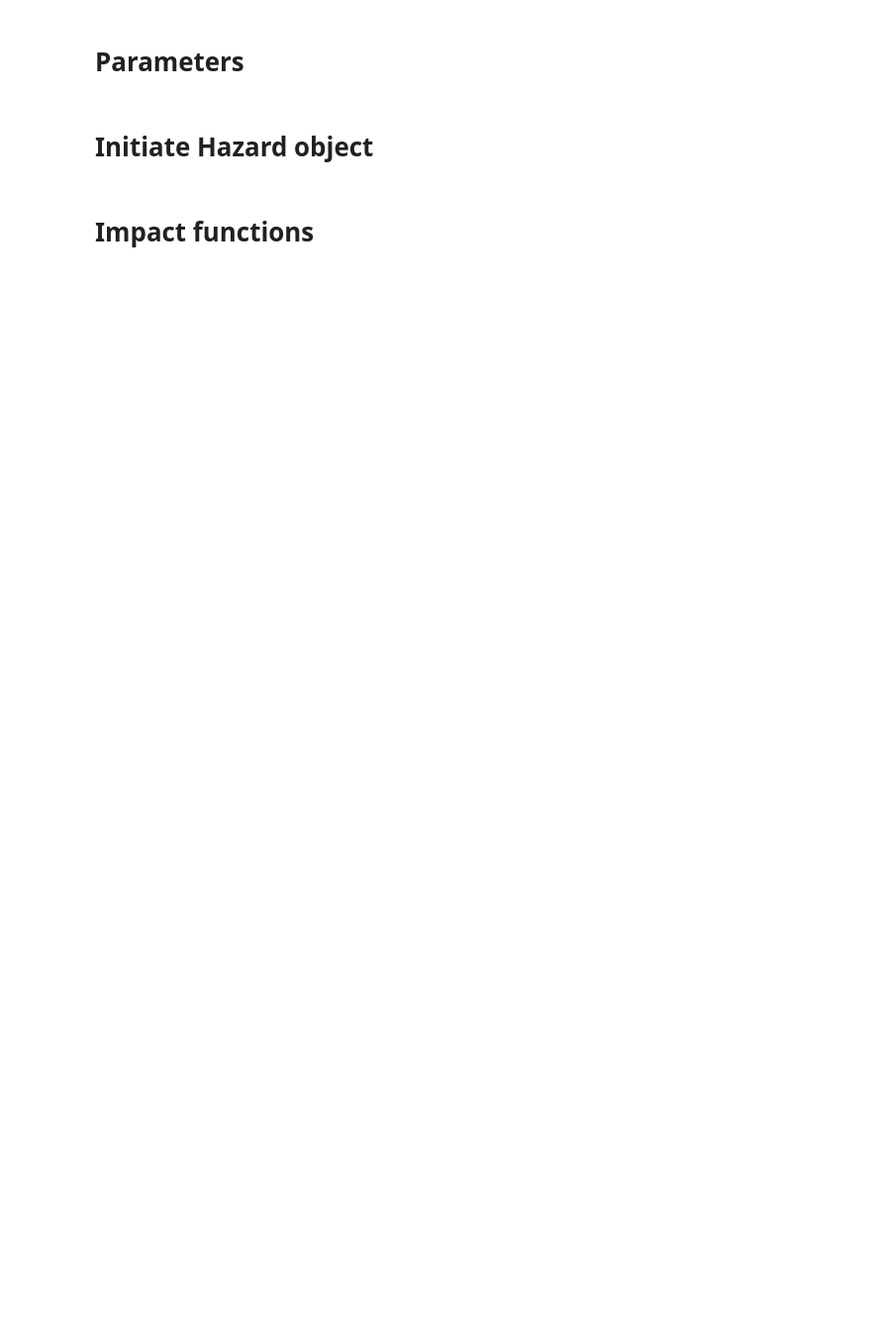
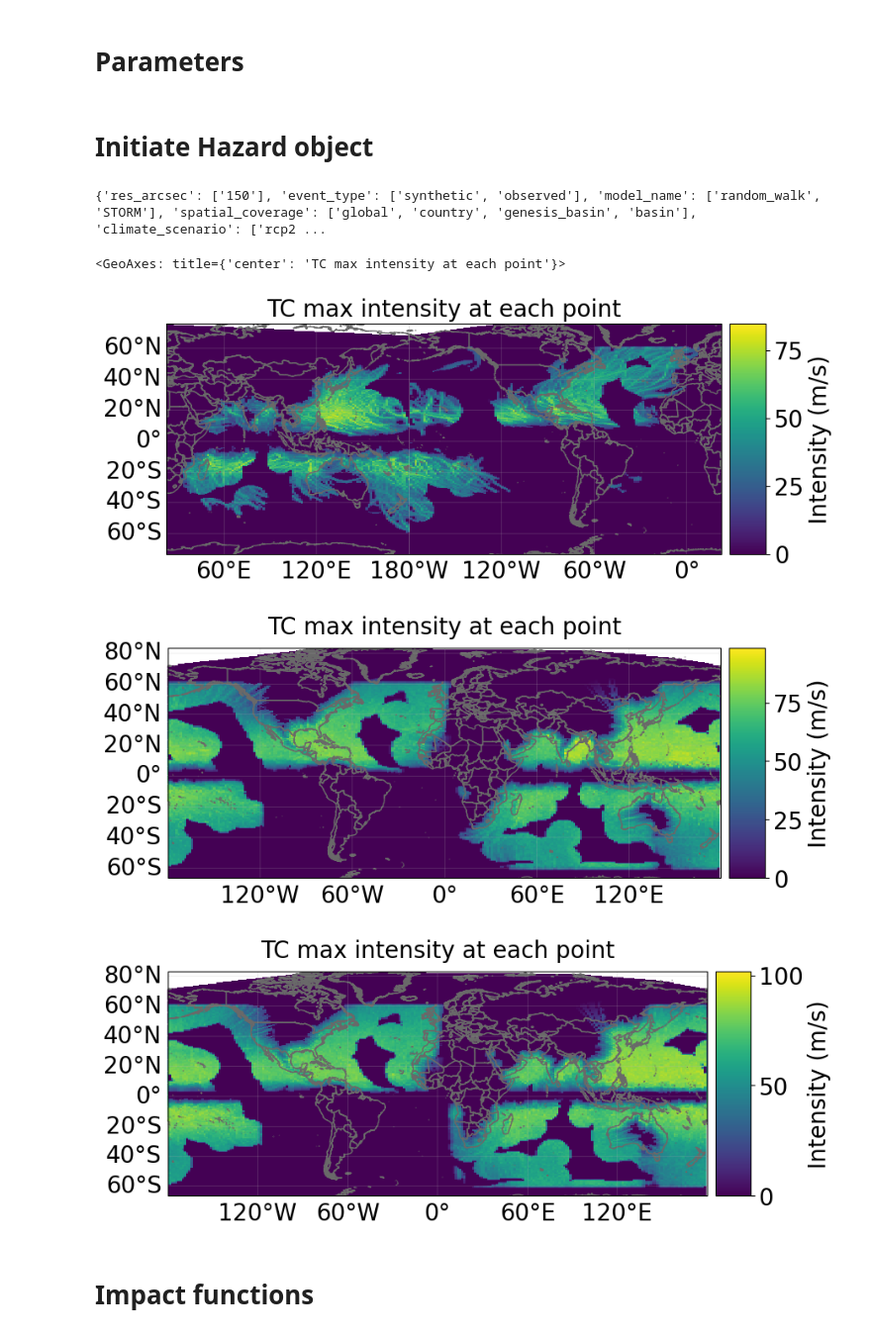
Before and after one commit to viggowat/202312_TCFD_project, a Jupyter notebook: company_analysis.ipynb, the cells around one changed output. Shown at 99% size. Cells and saved outputs as stored; diff of their text form; code cells hidden in the pictures; blank space fills up the shorter version.

```diff
--- a/company_analysis.ipynb
+++ b/company_analysis.ipynb
@@ -52,45 +58,45 @@ n_years = 10000
 # %% [markdown]
 # Initiate Hazard object
 # %%
-# Make a dictionary and store historical, current and future hazard sets
-
-#
-if not isinstance(haz_dict, dict):
+if 'haz_dict' not in globals(): # Check if the hazard set has been loaded
     # Define time period
     time_periods = ['Historical', 'Current', 'Future']
 
     # Initialise the client
     client = Client()
 
     # Get the hazard set info
     hazard_type = 'tropical_cyclone'
     info_tc = client.list_dataset_infos('tropical_cyclone')
     print(client.get_property_values(info_tc))
 
-    # Store the currrent hazard sets in a dictionary
+    # Store the currrent hazard sets in a dictionary
     haz_dict = {time_period: None for time_period in time_periods}
 
-    # Get the current hazard set
+    # Get the current hazard set
     properties_curr = {'model_name': 'STORM', 'spatial_coverage': 'global', 'name':'TC_global_0300as_STORM'}
     haz_dict[time_periods[1]] = client.get_hazard(hazard_type, properties=properties_curr)
 
     # Select future hazard set
     # Available future hazard sets
     available_fut_haz_sets = ['TC_global_0300as_STORM_CNRM-CM6-1-HR', 'TC_global_0300as_STORM_EC-Earth3P-HR'] # Available future hazard sets from the API
     properties_fut = {'model_name': 'STORM', 'spatial_coverage': 'global', 'name': available_fut_haz_sets[0]}
     haz_dict[time_periods[2]] = client.get_hazard(hazard_type, properties=properties_fut)
 
-    # Get the historical hazard set
+    # Get the historical hazard set
     properties_curr = { 'spatial_coverage': 'global', 'event_type': 'observed' }
     haz_dict[time_periods[0]] = client.get_hazard(hazard_type, properties=properties_curr)
-    #all_tracks = TCTracks.from_ibtracs_netcdf()
-    #haz_dict[time_periods[0]] = TropCyclone.from_tracks(all_tracks, centroids=copy.deepcopy(haz_dict[time_periods[1]].centroids)) # Get centroids from current hazard set to speed up the computation
 
-    # Plot the hazard set
-    #haz_dict[time_periods[0]].plot_intensity(0) # Plot historical hazard set
-    haz_dict[time_periods[0]].plot_intensity(0) # Plot current hazard set
-    haz_dict[time_periods[1]].plot_intensity(0) # Plot current hazard set
-    haz_dict[time_periods[2]].plot_intensity(0) # Plot future hazard set
+# Plot the hazard set
+haz_dict['Historical'].plot_intensity(0) # Plot historical hazard set
+haz_dict['Current'].plot_intensity(0) # Plot current hazard set
+haz_dict['Future'].plot_intensity(0) # Plot future hazard set
+# %% [output]
+{'res_arcsec': ['150'], 'event_type': ['synthetic', 'observed'], 'model_name': ['random_walk', 'STORM'], 'spatial_coverage': ['global', 'country', 'genesis_basin', 'basin'], 'climate_scenario': ['rcp2 ...
+<GeoAxes: title={'center': 'TC max intensity at each point'}>
+[figure, added]
+[figure, added]
+[figure, added]
 # %% [markdown]
 # Impact functions
 # %%
```
Also changed, not shown: parts of 30 cells of this notebook.
